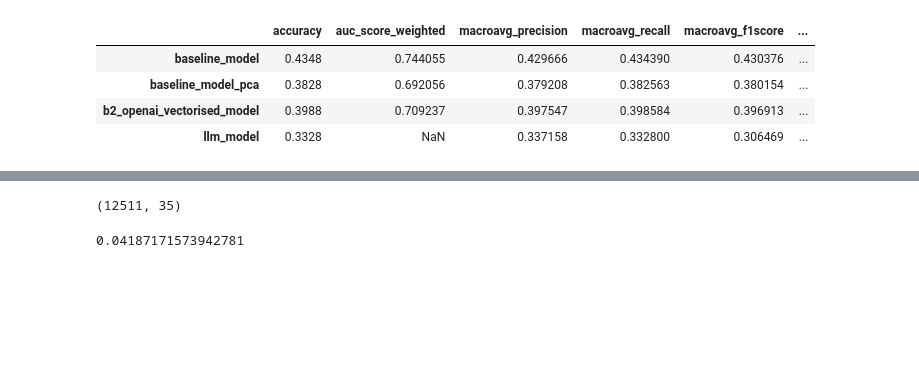
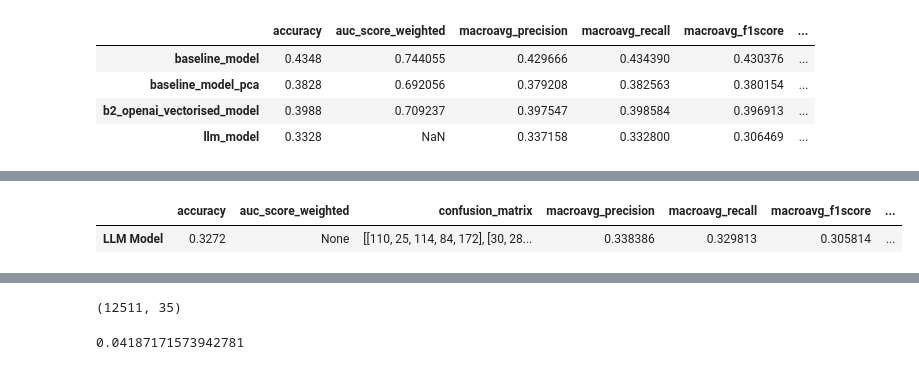
Before and after one commit to wailali17/automated_clinical_coding, a Jupyter notebook: evaluation.ipynb, the cells around one changed output, grey strips where cells are left out. Drawn from its saved outputs; the diff is of its cells as text; code cells hidden in the pictures; blank space fills up the shorter version.

```diff
--- a/evaluation.ipynb
+++ b/evaluation.ipynb
@@ -18,0 +55,5 @@ eval_df[["accuracy", "auc_score_weighted", "macroavg_precision", "macroavg_recal
+# %%
+met_df4
+# %% [output]
+|  | accuracy | auc_score_weighted | confusion_matrix | macroavg_precision | macroavg_recall | macroavg_f1score | ... |
+| LLM Model | 0.3272 | None | [[110, 25, 114, 84, 172], [30, 28... | 0.338386 | 0.329813 | 0.305814 | ... |
```
Also changed, not shown: parts of 4 cells of this notebook, 1 other file.
